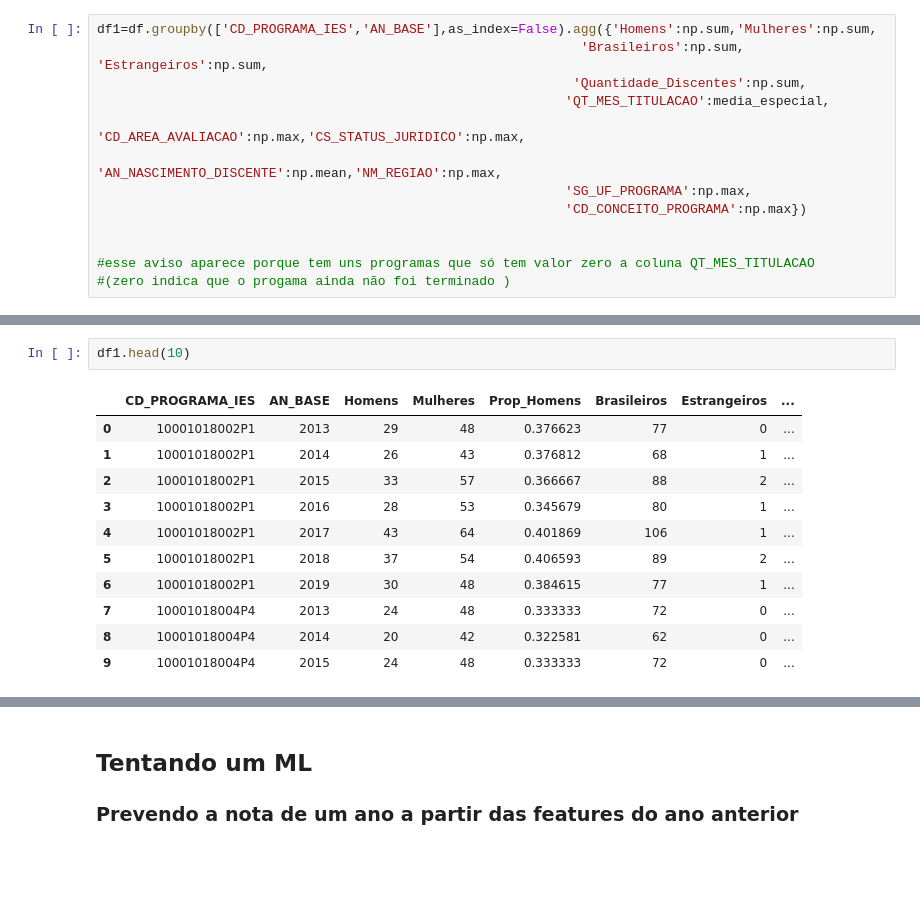
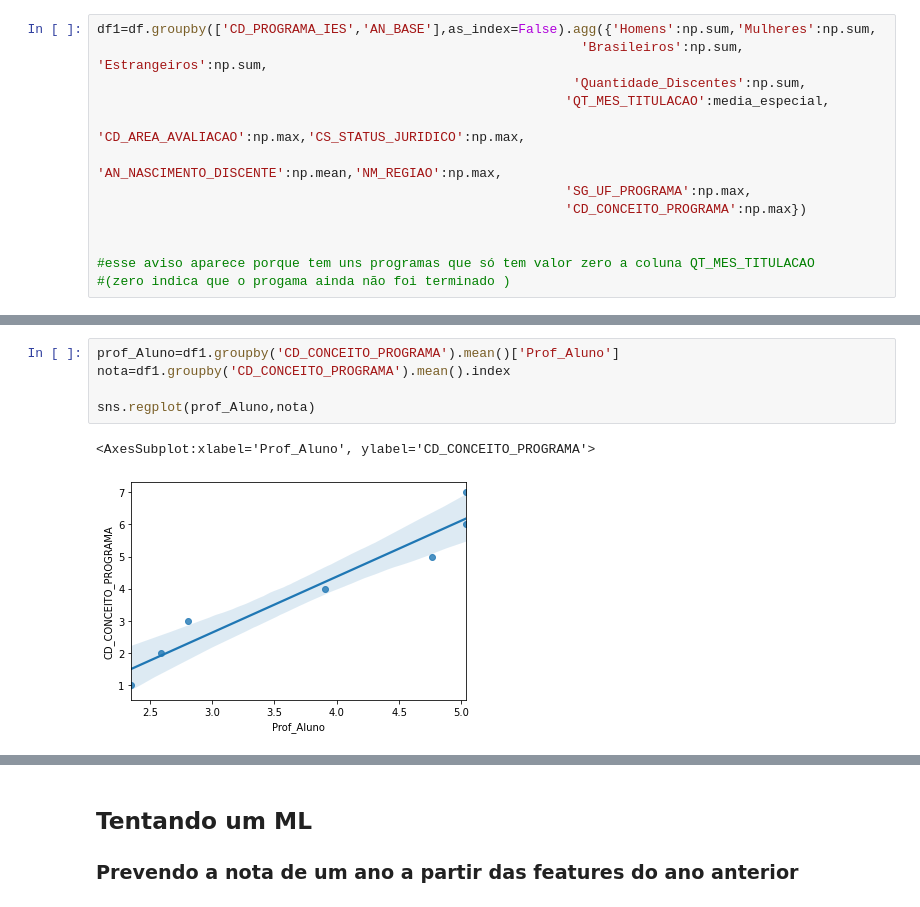
Before and after one commit to ieee-uerj/capes-data-analysis, a Jupyter notebook: Geração de Features - Bases Dicentes - Gustavo e Romulo.ipynb, the cells around one changed output, grey strips where cells are left out. Cells and saved outputs as stored; diff of their text form; blank space fills up the shorter version.

```diff
--- a/Geração de Features - Bases Dicentes - Gustavo e Romulo.ipynb
+++ b/Geração de Features - Bases Dicentes - Gustavo e Romulo.ipynb
@@ -156,17 +145,11 @@ Warnings:
-# %%
-df1.head(10)
-# %% [output]
-|  | CD_PROGRAMA_IES | AN_BASE | Homens | Mulheres | Prop_Homens | Brasileiros | Estrangeiros | ... |
-| 0 | 10001018002P1 | 2013 | 29 | 48 | 0.376623 | 77 | 0 | ... |
-| 1 | 10001018002P1 | 2014 | 26 | 43 | 0.376812 | 68 | 1 | ... |
-| 2 | 10001018002P1 | 2015 | 33 | 57 | 0.366667 | 88 | 2 | ... |
-| 3 | 10001018002P1 | 2016 | 28 | 53 | 0.345679 | 80 | 1 | ... |
-| 4 | 10001018002P1 | 2017 | 43 | 64 | 0.401869 | 106 | 1 | ... |
-| 5 | 10001018002P1 | 2018 | 37 | 54 | 0.406593 | 89 | 2 | ... |
-| 6 | 10001018002P1 | 2019 | 30 | 48 | 0.384615 | 77 | 1 | ... |
-| 7 | 10001018004P4 | 2013 | 24 | 48 | 0.333333 | 72 | 0 | ... |
-| 8 | 10001018004P4 | 2014 | 20 | 42 | 0.322581 | 62 | 0 | ... |
-| 9 | 10001018004P4 | 2015 | 24 | 48 | 0.333333 | 72 | 0 | ... |
+# %%
+prof_Aluno=df1.groupby('CD_CONCEITO_PROGRAMA').mean()['Prof_Aluno']
+nota=df1.groupby('CD_CONCEITO_PROGRAMA').mean().index
+
+sns.regplot(prof_Aluno,nota)
+# %% [output]
+<AxesSubplot:xlabel='Prof_Aluno', ylabel='CD_CONCEITO_PROGRAMA'>
+[figure, added]
 # %%
 df1.info()
 # %% [output]
```
Also changed, not shown: parts of 14 cells of this notebook, 1 other file.
